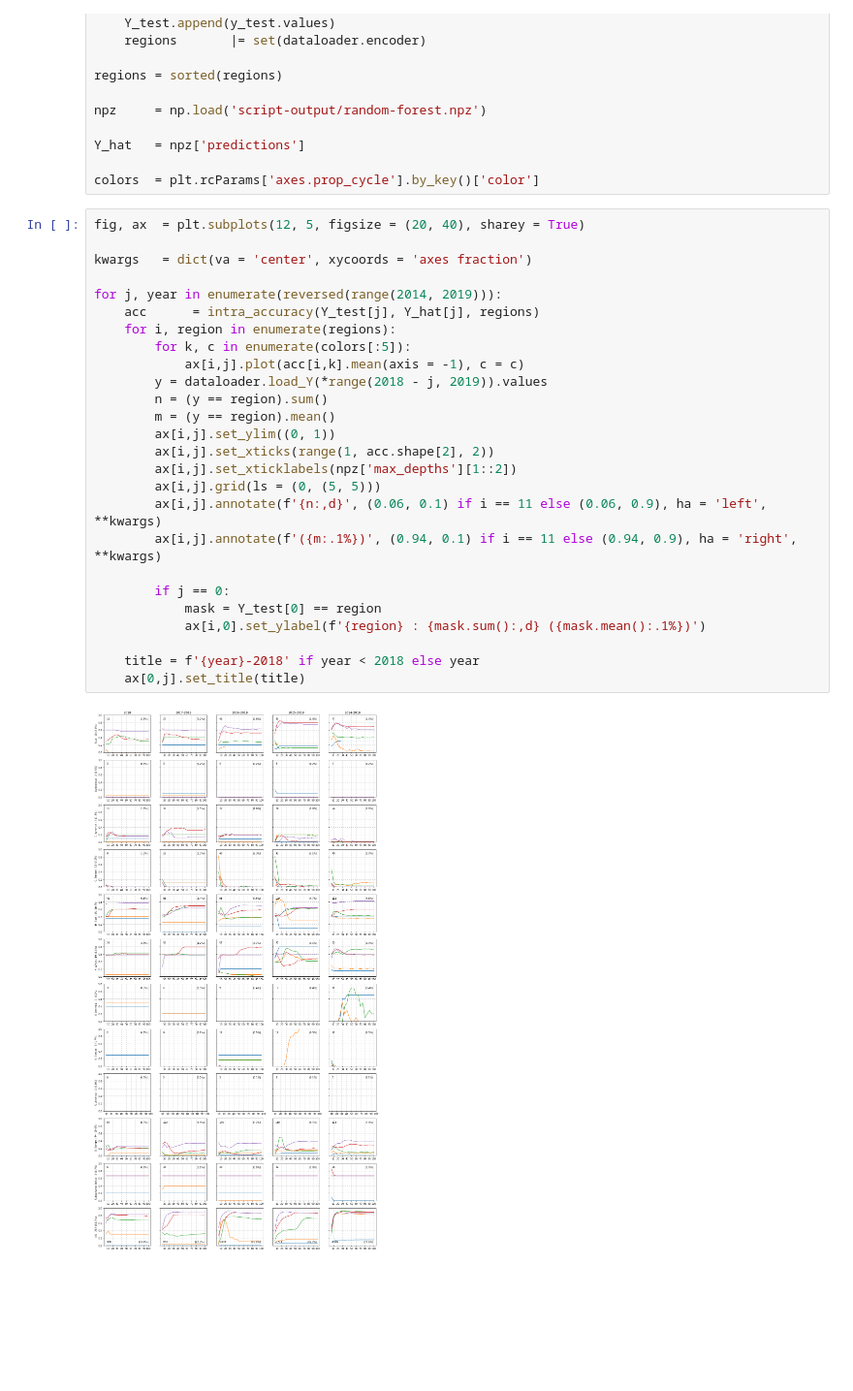
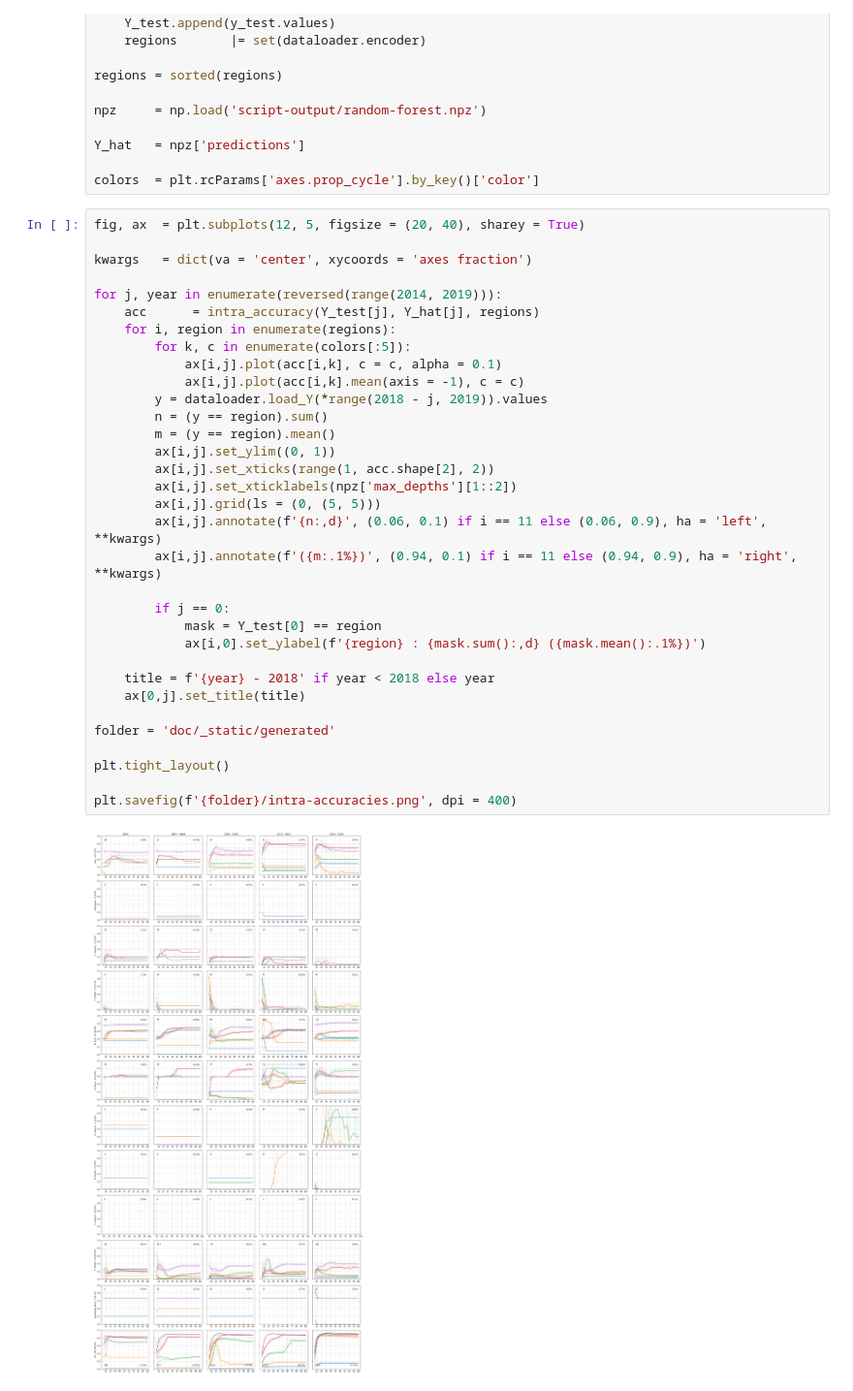
Before and after one commit to jordan-wei-taylor/genolearn, a Jupyter notebook: demo-A-rf.ipynb, the cells around one changed output. Shown at 97% size. Saved outputs shown, nothing was run; the diff lists cells and outputs as text; blank space fills up the shorter version.

```diff
--- a/demo-A-rf.ipynb
+++ b/demo-A-rf.ipynb
@@ -28,28 +28,35 @@ colors  = plt.rcParams['axes.prop_cycle'].by_key()['color']
 # %%
 fig, ax  = plt.subplots(12, 5, figsize = (20, 40), sharey = True)
 
 kwargs   = dict(va = 'center', xycoords = 'axes fraction')
 
 for j, year in enumerate(reversed(range(2014, 2019))):
     acc      = intra_accuracy(Y_test[j], Y_hat[j], regions)
     for i, region in enumerate(regions):
         for k, c in enumerate(colors[:5]):
+            ax[i,j].plot(acc[i,k], c = c, alpha = 0.1)
             ax[i,j].plot(acc[i,k].mean(axis = -1), c = c)
         y = dataloader.load_Y(*range(2018 - j, 2019)).values
         n = (y == region).sum()
         m = (y == region).mean()
         ax[i,j].set_ylim((0, 1))
         ax[i,j].set_xticks(range(1, acc.shape[2], 2))
         ax[i,j].set_xticklabels(npz['max_depths'][1::2])
         ax[i,j].grid(ls = (0, (5, 5)))
         ax[i,j].annotate(f'{n:,d}', (0.06, 0.1) if i == 11 else (0.06, 0.9), ha = 'left', **kwargs)
         ax[i,j].annotate(f'({m:.1%})', (0.94, 0.1) if i == 11 else (0.94, 0.9), ha = 'right', **kwargs)
 
         if j == 0:
             mask = Y_test[0] == region
             ax[i,0].set_ylabel(f'{region} : {mask.sum():,d} ({mask.mean():.1%})')
 
-    title = f'{year}-2018' if year < 2018 else year
+    title = f'{year} - 2018' if year < 2018 else year
     ax[0,j].set_title(title)
+
+folder = 'doc/_static/generated'
+
+plt.tight_layout()
+
+plt.savefig(f'{folder}/intra-accuracies.png', dpi = 400)
 # %% [output]
-[figure, old version]
+[figure, new version]
```
Also changed, not shown: parts of 1 cell of this notebook, 20 other files.
